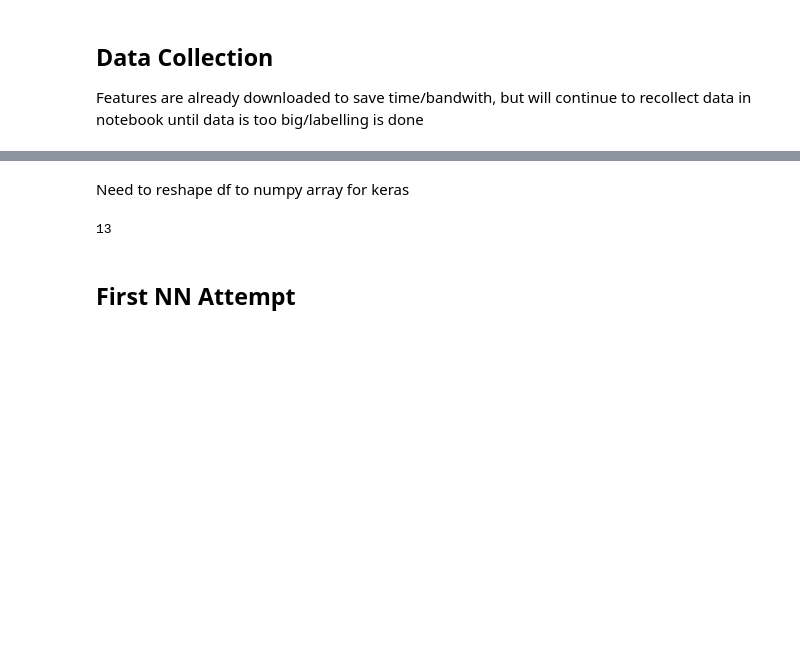
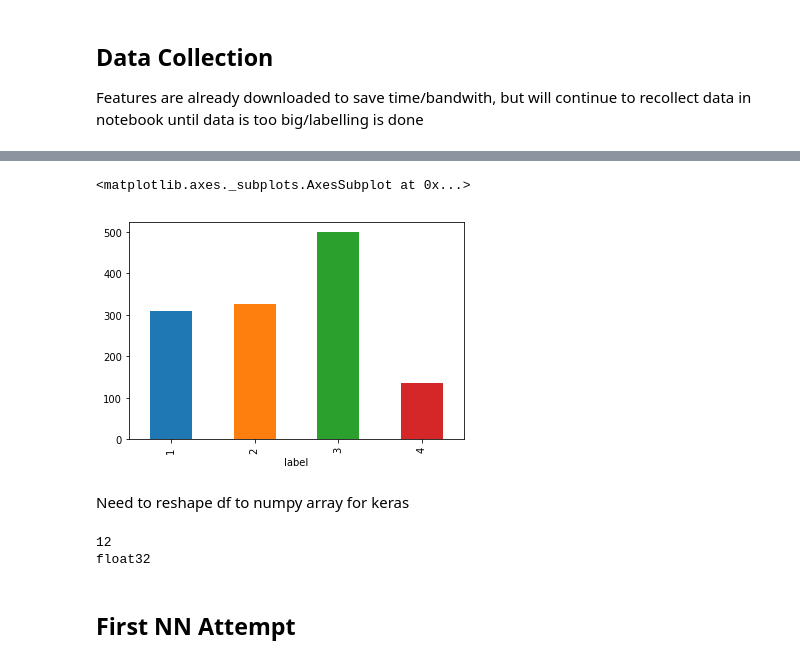
Before and after one commit to sarahkemi/deeplearningplaylists, a Jupyter notebook: NN Model Training.ipynb, the cells around one changed output, grey strips where cells are left out. Drawn from its saved outputs; the diff is of its cells as text; code cells hidden in the pictures; blank space fills up the shorter version.

```diff
--- a/NN Model Training.ipynb
+++ b/NN Model Training.ipynb
@@ -108,13 +111,20 @@ data.head()
+# %%
+data.groupby(['label']).title.count().plot(kind='bar')
+# %% [output]
+<matplotlib.axes._subplots.AxesSubplot at 0x...>
+[figure, added]
 # %% [markdown]
 Need to reshape df to numpy array for keras
 # %%
-array = data.drop(columns=['title']).values
+array = np.float32(data.drop(columns=['title','time_signature']).values)
 x = array[:,1:]
 y = array[:,0]
 dimension = x.shape[1]
 print(dimension)
+print(array.dtype)
 # %% [output]
-13
+12
+float32
 # %% [markdown]
 ## First NN Attempt
 # %%
```
Also changed, not shown: parts of 12 cells of this notebook, 5 other files.
